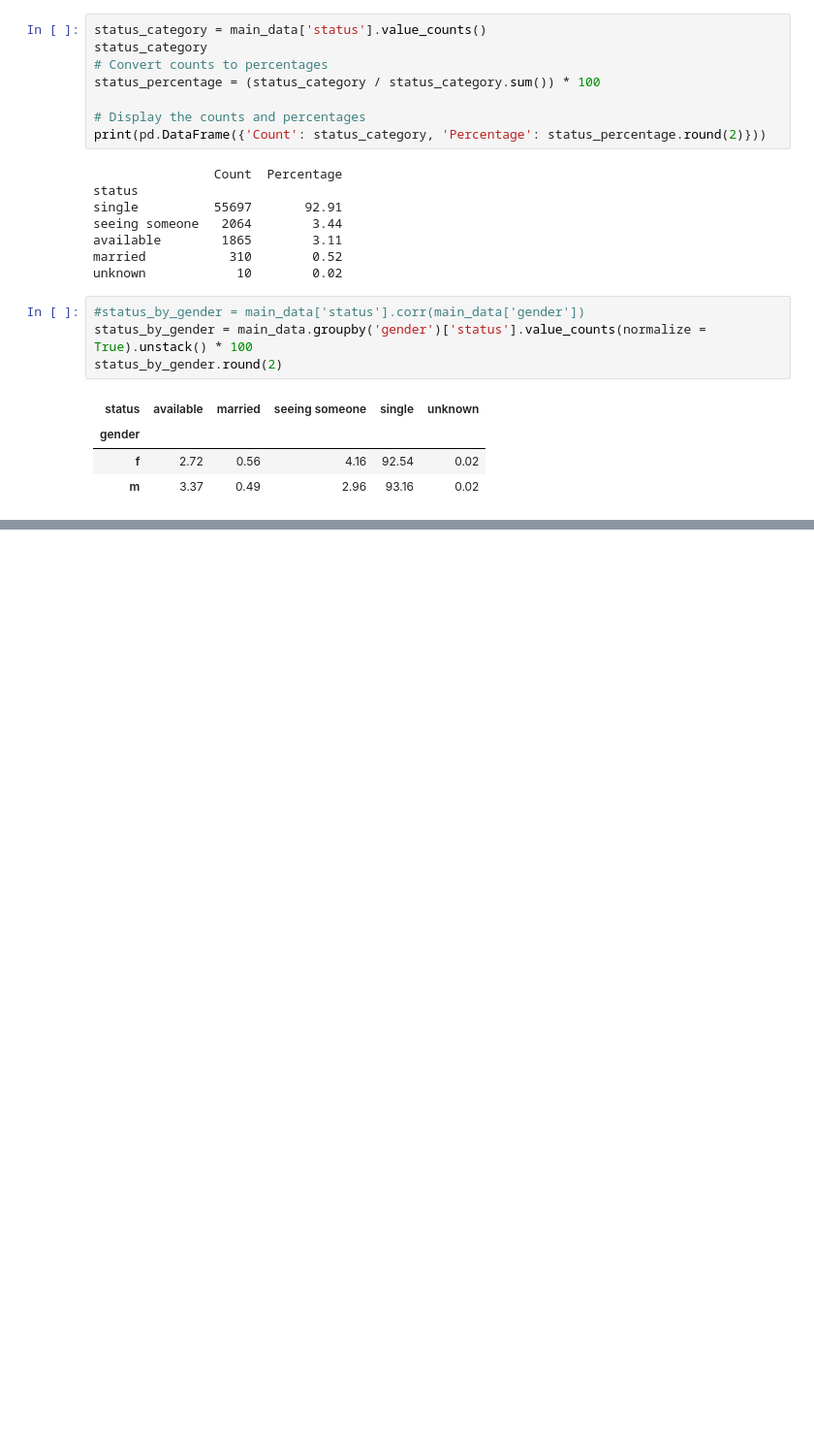
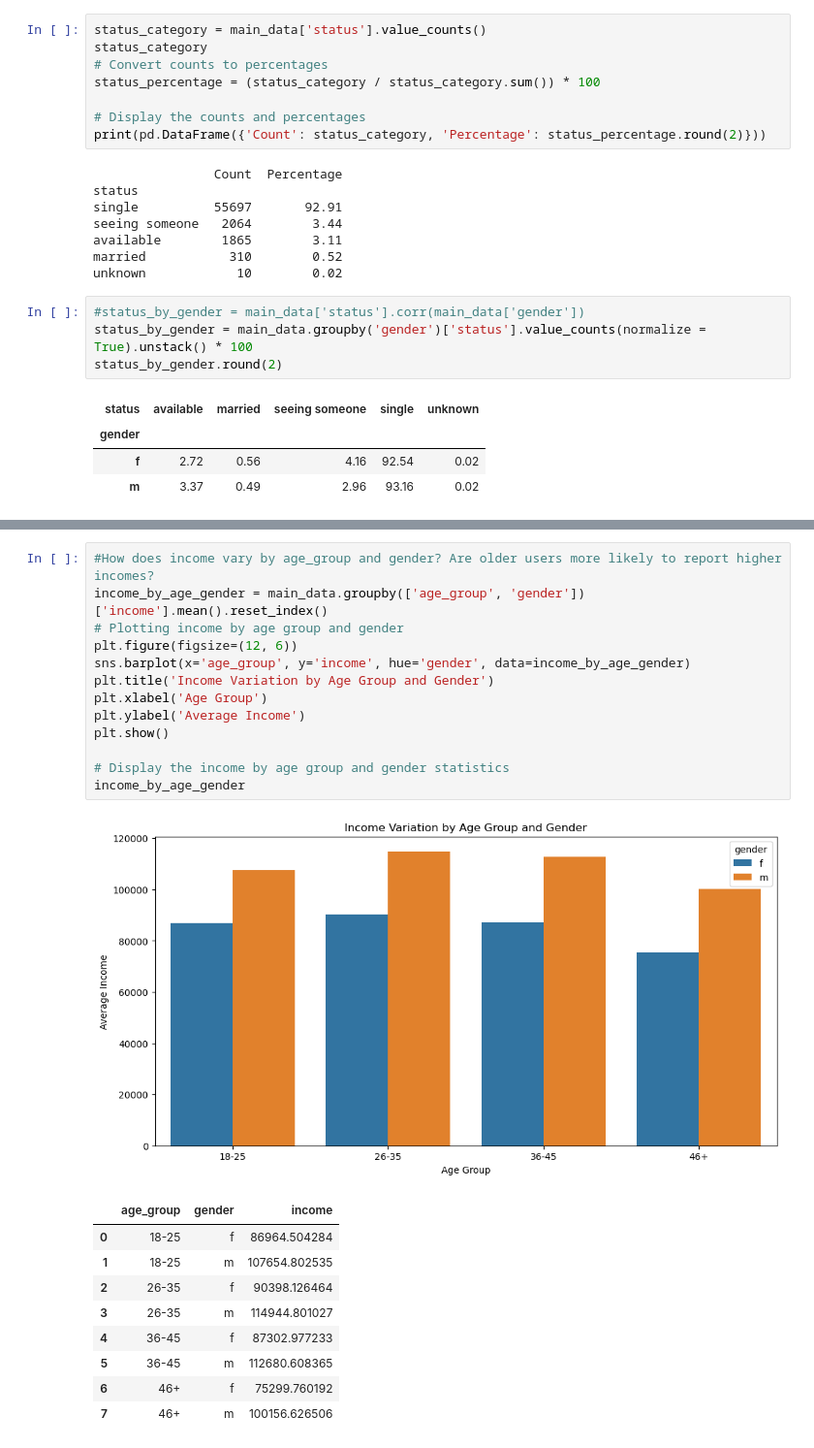
Before and after one commit to ra1croft/Data-Analysis---NextLP, a Jupyter notebook: Next_Leap/Analysing Bumble Profiles.ipynb, the cells around one changed output, grey strips where cells are left out. Shown at 97% size. Drawn from its saved outputs; the diff is of its cells as text; blank space fills up the shorter version.

```diff
--- a/Next_Leap/Analysing Bumble Profiles.ipynb
+++ b/Next_Leap/Analysing Bumble Profiles.ipynb
@@ -459,0 +732,24 @@ status_by_gender.round(2)
+# %%
+#How does income vary by age_group and gender? Are older users more likely to report higher incomes?
+income_by_age_gender = main_data.groupby(['age_group', 'gender'])['income'].mean().reset_index()
+# Plotting income by age group and gender
+plt.figure(figsize=(12, 6))
+sns.barplot(x='age_group', y='income', hue='gender', data=income_by_age_gender)
+plt.title('Income Variation by Age Group and Gender')
+plt.xlabel('Age Group')
+plt.ylabel('Average Income')
+plt.show()
+
+# Display the income by age group and gender statistics
+income_by_age_gender
+# %% [output]
+[figure, added]
+|  | age_group | gender | income |
+| 0 | 18-25 | f | 86964.504284 |
+| 1 | 18-25 | m | 107654.802535 |
+| 2 | 26-35 | f | 90398.126464 |
+| 3 | 26-35 | m | 114944.801027 |
+| 4 | 36-45 | f | 87302.977233 |
+| 5 | 36-45 | m | 112680.608365 |
+| 6 | 46+ | f | 75299.760192 |
+| 7 | 46+ | m | 100156.626506 |
```
Also changed, not shown: parts of 38 cells of this notebook.
